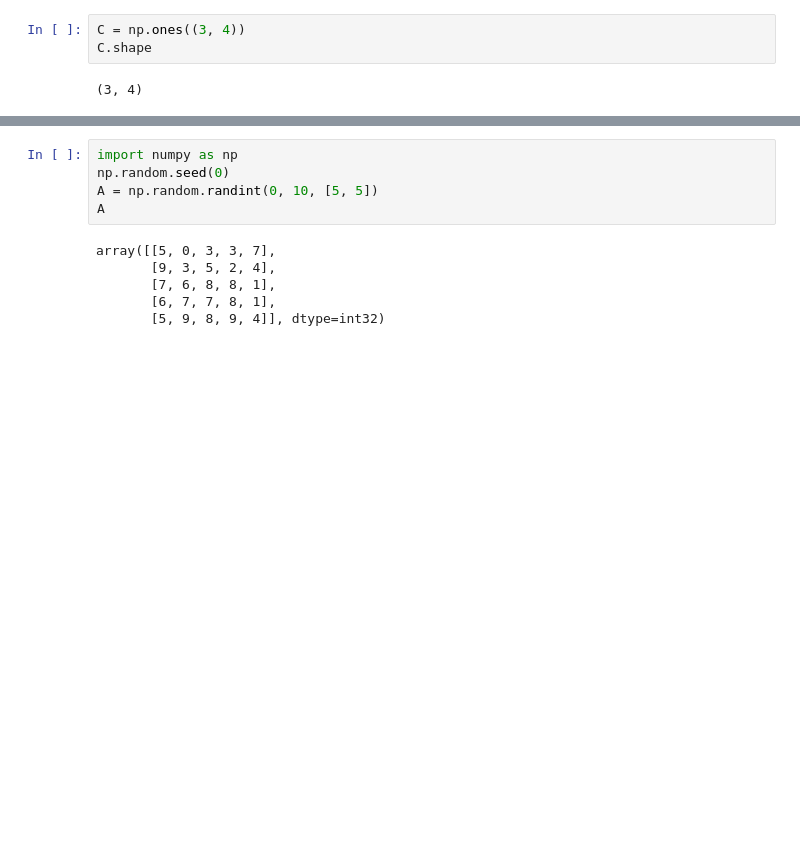
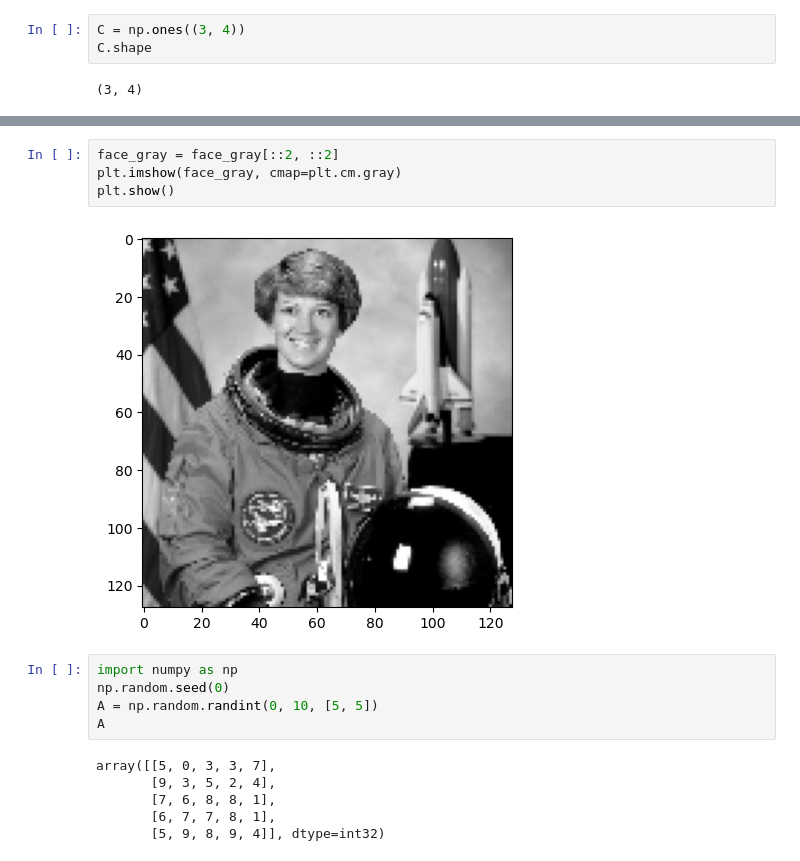
Before and after one commit to Mariusrakotonandrianina/Model-ML-descente-de-gradient, a Jupyter notebook: apprendre.ipynb, the cells around one changed output, grey strips where cells are left out. Drawn from its saved outputs; the diff is of its cells as text; blank space fills up the shorter version.

```diff
--- a/apprendre.ipynb
+++ b/apprendre.ipynb
@@ -78,3 +71,9 @@ print(face_gray.shape)
+# %%
+face_gray = face_gray[::2, ::2]
+plt.imshow(face_gray, cmap=plt.cm.gray)
+plt.show()
+# %% [output]
+[figure, added]
 # %%
 import numpy as np
 np.random.seed(0)
```
Also changed, not shown: parts of 7 cells of this notebook.
